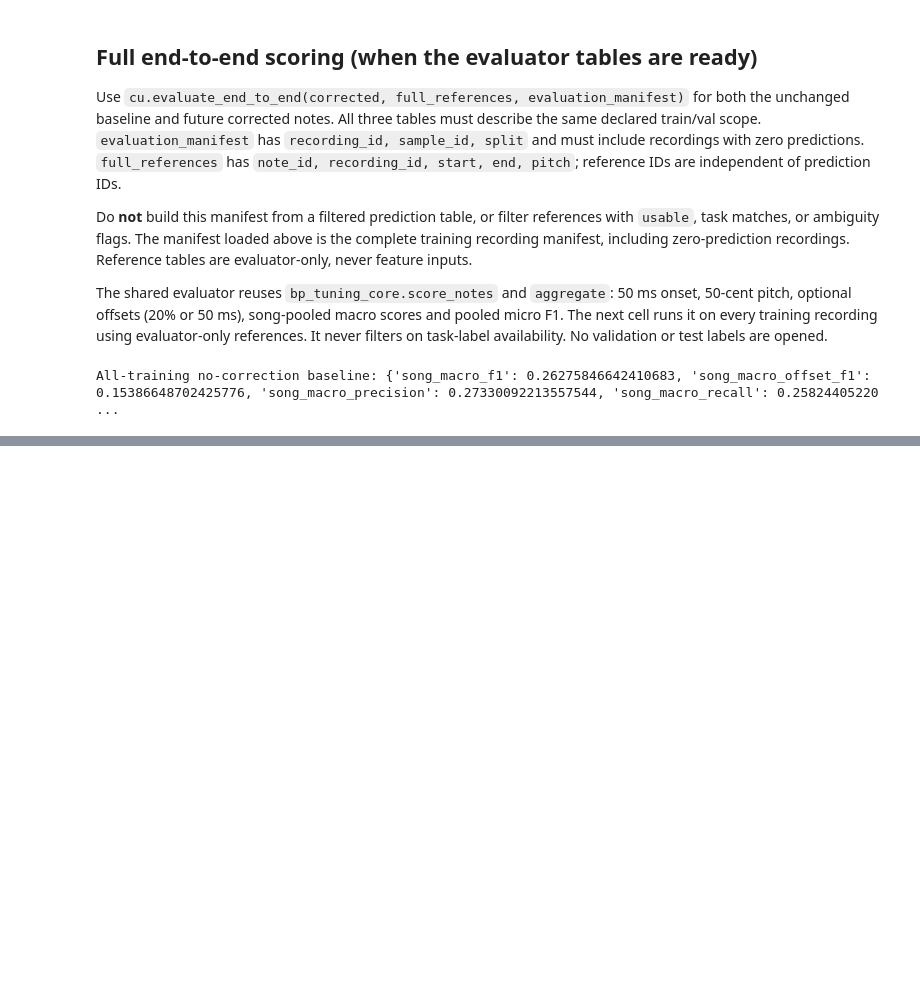
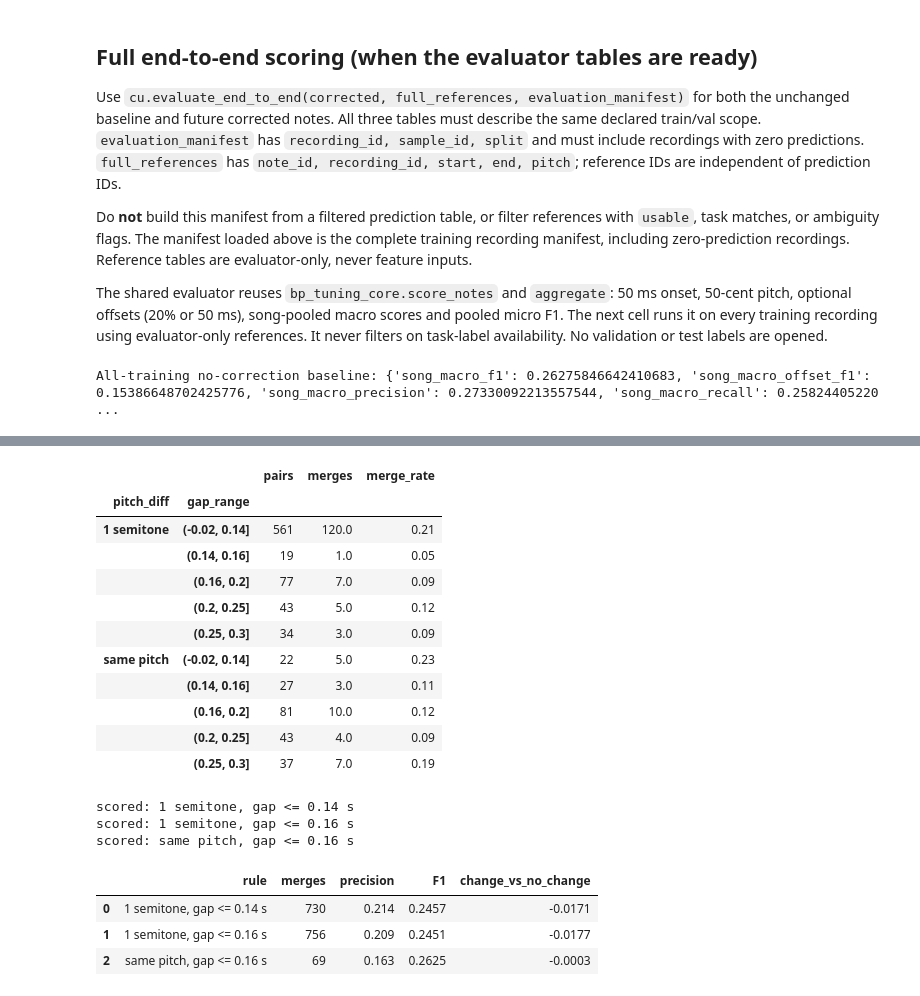
Before and after one commit to feliciaor2024-arch/Scoretify-Project, a Jupyter notebook: notebooks/correction_handover/queenie_merge_starter.ipynb, the cells around one changed output, grey strips where cells are left out. Cells and saved outputs as stored; diff of their text form; code cells hidden in the pictures; blank space fills up the shorter version.

```diff
--- a/notebooks/correction_handover/queenie_merge_starter.ipynb
+++ b/notebooks/correction_handover/queenie_merge_starter.ipynb
@@ -126,0 +370,19 @@ All-training no-correction baseline: {'song_macro_f1': 0.26275846642410683, 'son
+# %%
+# === VALIDATION STEP 1: freeze every choice, train ONCE on all training data, save the models ===
+import joblib
+y_train, X_train = y_all[is_labelled], X[is_labelled]
+
+frozen_rule = max(grid, key=lambda dg: f05(y_train, rule(*dg)[is_labelled]))
+final_models = {name: clone(model).fit(X_train, y_train) for name, model in models.items()}
+
+frozen = {'Rule baseline': f'merge if |pitch difference| <= {frozen_rule[0]} and gap <= {frozen_rule[1]} s'}
+for name in final_models:
+    frozen[name] = f'merge if probability >= {chosen_threshold[name]}'
+frozen['Candidate rule'] = f'neighbouring notes, |pitch difference| <= {PITCH_DELTA_MAX}, gap {GAP_MIN} to {GAP_MAX} s'
+frozen['Features'] = ', '.join(X.columns)
+frozen['Labels'] = 'proposed merge v2 (automatic, pending group review)'
+display(pd.Series(frozen, name='FROZEN before looking at validation').to_frame())
+
+model_path = HERE / 'exports' / f'queenie_merge_v2_models_{time.strftime("%Y%m%d_%H%M")}.joblib'
+joblib.dump(dict(models=final_models, thresholds=chosen_threshold, rule=frozen_rule, settings=frozen), model_path)
+print('Saved frozen models to', model_path.name)
@@ -126,0 +518,44 @@ All-training no-correction baseline: {'song_macro_f1': 0.26275846642410683, 'son
+# %%
+# === TRAINING ONLY: could a narrower merge rule work? ===
+# Part 1: where are real merges concentrated? (labels only, seconds)
+lab = joined[joined.merge_label.notna()].copy()
+lab['pitch_diff'] = lab.pitch_delta.abs().map({0: 'same pitch', 1: '1 semitone'})
+lab['gap_range'] = pd.cut(lab.gap, [-0.02, 0.14, 0.16, 0.20, 0.25, 0.30])
+display(lab.groupby(['pitch_diff', 'gap_range'], observed=True).merge_label
+           .agg(pairs='count', merges='sum', merge_rate='mean').round(2))
+
+# Part 2: score a few narrow FIXED rules on the full training transcription (about 1-2 minutes each)
+narrow_rules = {
+    '1 semitone, gap <= 0.14 s': (joined.pitch_delta.abs() == 1) & (joined.gap <= 0.14),
+    '1 semitone, gap <= 0.16 s': (joined.pitch_delta.abs() == 1) & (joined.gap <= 0.16),
+    'same pitch, gap <= 0.16 s': (joined.pitch_delta.abs() == 0) & (joined.gap <= 0.16),
+}
+rows = []
+for name, mask in narrow_rules.items():
+    pred = mask.astype(int).to_numpy()
+    m = cu.classification_metrics(y_all[is_labelled], pred[is_labelled])
+    s = cu.evaluate_end_to_end(apply_merges(unchanged, joined[pred == 1]), full_references, full_manifest)['summary']
+    rows.append(dict(rule=name, merges=int(pred.sum()), precision=round(m['precision'], 3),
+                     F1=round(s['song_macro_f1'], 4), change_vs_no_change=round(s['song_macro_f1'] - 0.2628, 4)))
+    print('scored:', name)
+display(pd.DataFrame(rows))
+# %% [output]
+|  |  | pairs | merges | merge_rate |
+| pitch_diff | gap_range |  |  |  |
+| 1 semitone | (-0.02, 0.14] | 561 | 120.0 | 0.21 |
+|  | (0.14, 0.16] | 19 | 1.0 | 0.05 |
+|  | (0.16, 0.2] | 77 | 7.0 | 0.09 |
+|  | (0.2, 0.25] | 43 | 5.0 | 0.12 |
+|  | (0.25, 0.3] | 34 | 3.0 | 0.09 |
+| same pitch | (-0.02, 0.14] | 22 | 5.0 | 0.23 |
+|  | (0.14, 0.16] | 27 | 3.0 | 0.11 |
+|  | (0.16, 0.2] | 81 | 10.0 | 0.12 |
+|  | (0.2, 0.25] | 43 | 4.0 | 0.09 |
+|  | (0.25, 0.3] | 37 | 7.0 | 0.19 |
+scored: 1 semitone, gap <= 0.14 s
+scored: 1 semitone, gap <= 0.16 s
+scored: same pitch, gap <= 0.16 s
+|  | rule | merges | precision | F1 | change_vs_no_change |
+| 0 | 1 semitone, gap <= 0.14 s | 730 | 0.214 | 0.2457 | -0.0171 |
+| 1 | 1 semitone, gap <= 0.16 s | 756 | 0.209 | 0.2451 | -0.0177 |
+| 2 | same pitch, gap <= 0.16 s | 69 | 0.163 | 0.2625 | -0.0003 |
```
Also changed, not shown: parts of 13 cells of this notebook.
